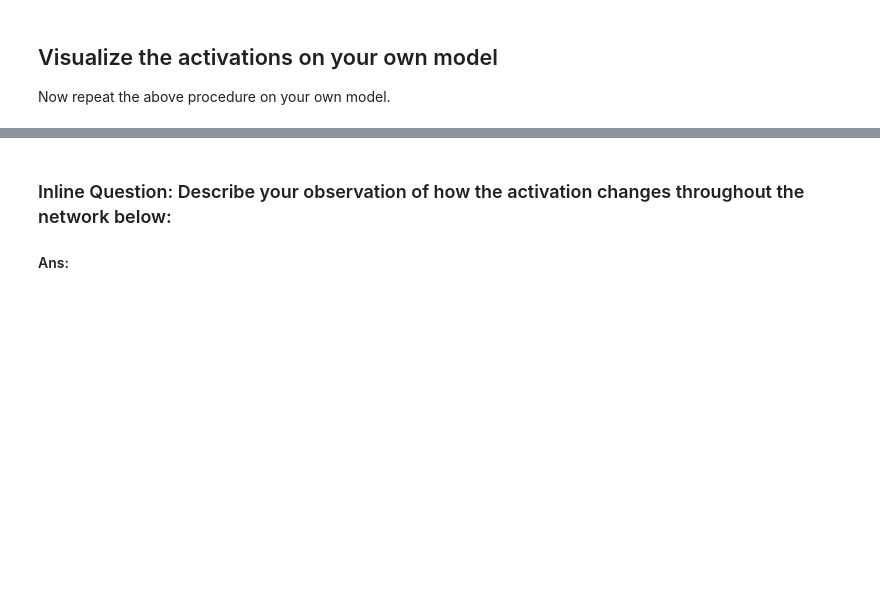
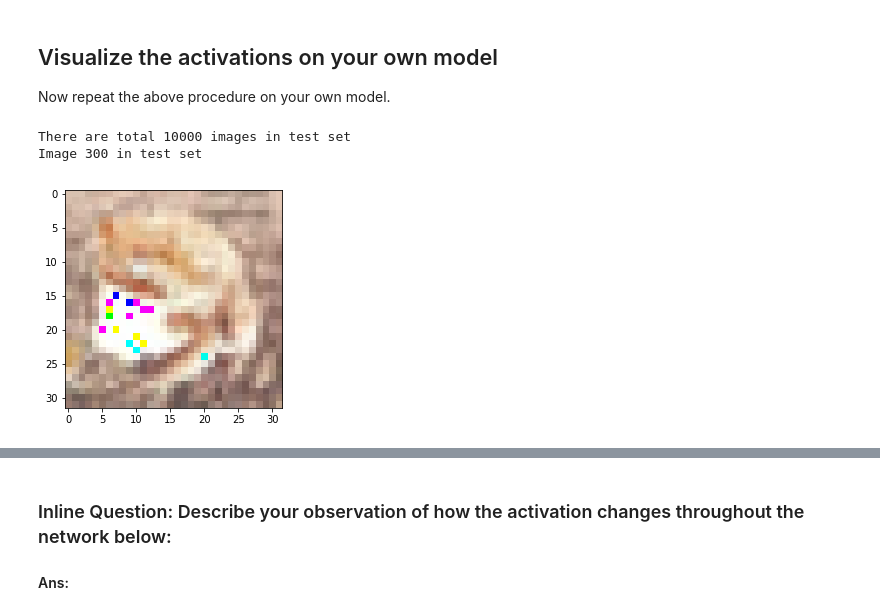
Before and after one commit to XingwenZhang/CSCI599DL, a Jupyter notebook: homework/homework1/assignment1-python3/Problem_4.ipynb, the cells around one changed output, grey strips where cells are left out. Cells and saved outputs as stored; diff of their text form; code cells hidden in the pictures; blank space fills up the shorter version.

```diff
--- a/homework/homework1/assignment1-python3/Problem_4.ipynb
+++ b/homework/homework1/assignment1-python3/Problem_4.ipynb
@@ -277,16 +637,20 @@ def getActivations_cifar10(layer, stimuli):
 # %%
 print ("There are total {} images in test set".format(len(data_test)))
 #############################################################################
 # TODO: Try out some indices you want to see!                               #
 #############################################################################
-query_idx = 999
+query_idx = 300
 
 # Process the indicated issue
 query_idx = min(max(query_idx, 0), 999)
 cifar10ToUse = data_test[query_idx]
 cifar10ToUse= cifar10ToUse[...,::-1]
 plt.imshow(cifar10ToUse)
 print ("Image {} in test set".format(query_idx))
+# %% [output]
+There are total 10000 images in test set
+Image 300 in test set
+[figure, added]
 # %%
 tf.reset_default_graph()
 sess = tf.Session()
```
Also changed, not shown: parts of 19 cells of this notebook.
